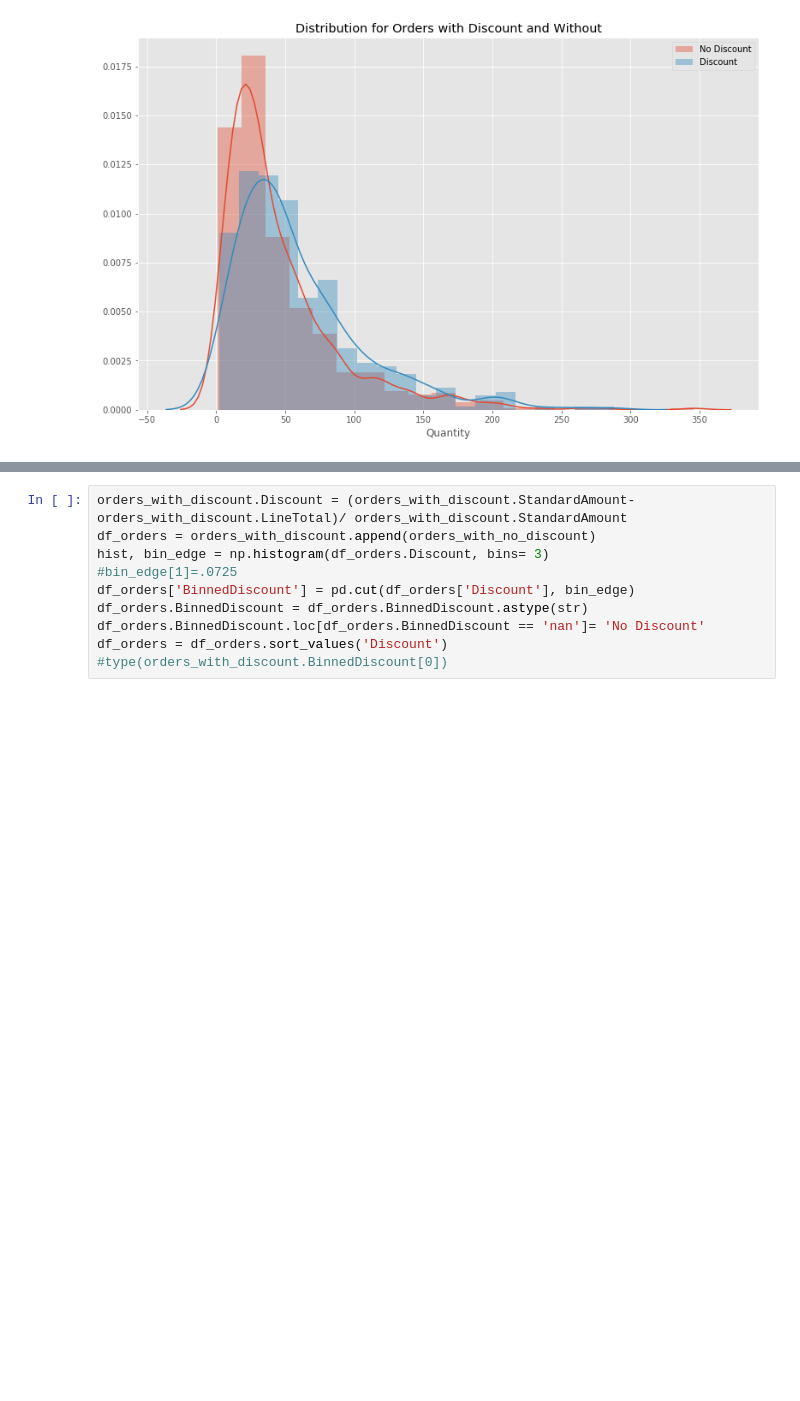
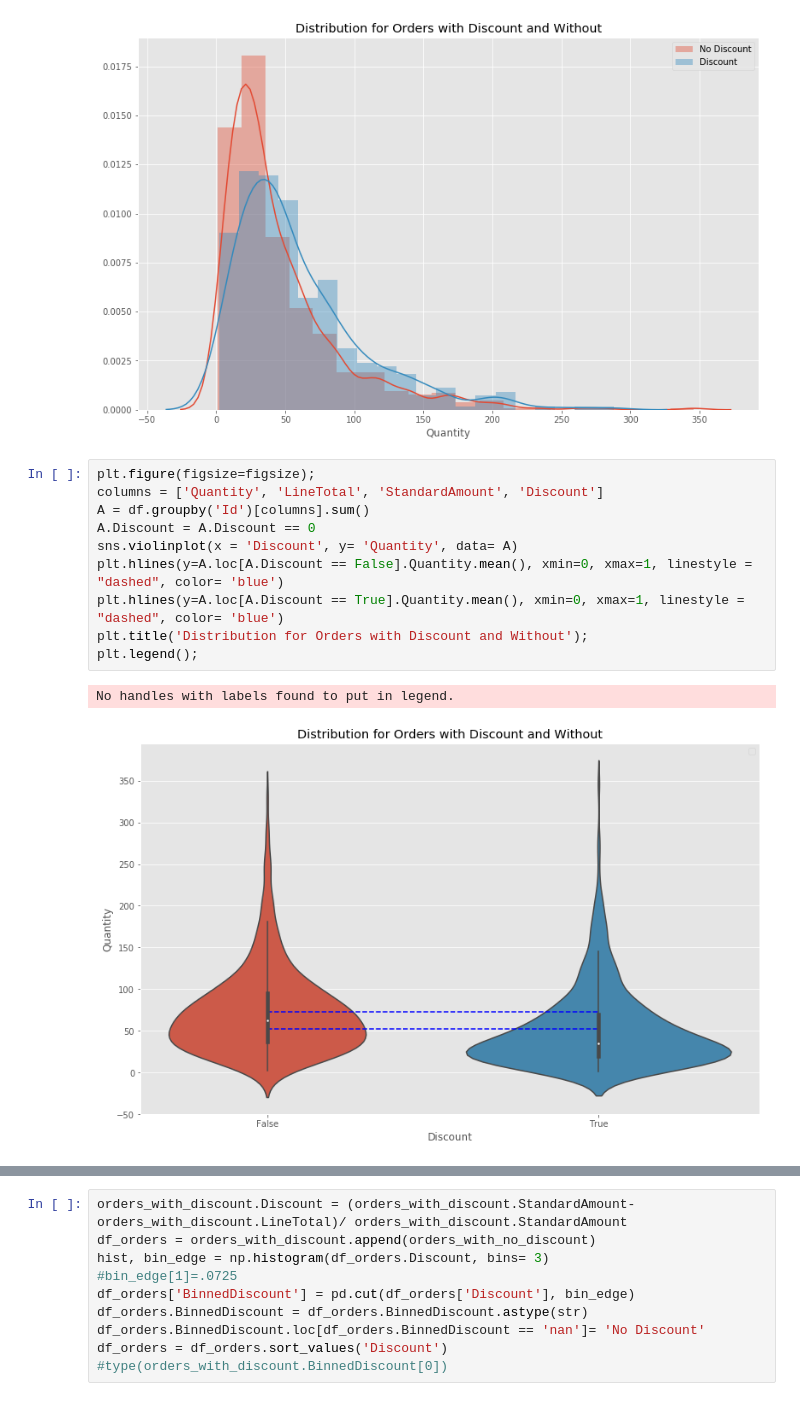
Before and after one commit to menach123/dsc-mod-3-project-online-ds-ft-090919, a Jupyter notebook: question1.ipynb, the cells around one changed output, grey strips where cells are left out. Cells and saved outputs as stored; diff of their text form; blank space fills up the shorter version.

```diff
--- a/question1.ipynb
+++ b/question1.ipynb
@@ -95,3 +95,16 @@ plt.title('Distribution for Orders with Discount and Without');
 plt.legend();
 # %% [output]
 [figure]
+# %%
+plt.figure(figsize=figsize);
+columns = ['Quantity', 'LineTotal', 'StandardAmount', 'Discount']
+A = df.groupby('Id')[columns].sum()
+A.Discount = A.Discount == 0
+sns.violinplot(x = 'Discount', y= 'Quantity', data= A)
+plt.hlines(y=A.loc[A.Discount == False].Quantity.mean(), xmin=0, xmax=1, linestyle = "dashed", color= 'blue')
+plt.hlines(y=A.loc[A.Discount == True].Quantity.mean(), xmin=0, xmax=1, linestyle = "dashed", color= 'blue')
+plt.title('Distribution for Orders with Discount and Without');
+plt.legend();
+# %% [output]
+No handles with labels found to put in legend.
+[figure, added]
```
Also changed, not shown: parts of 7 cells of this notebook, 3 other files.
